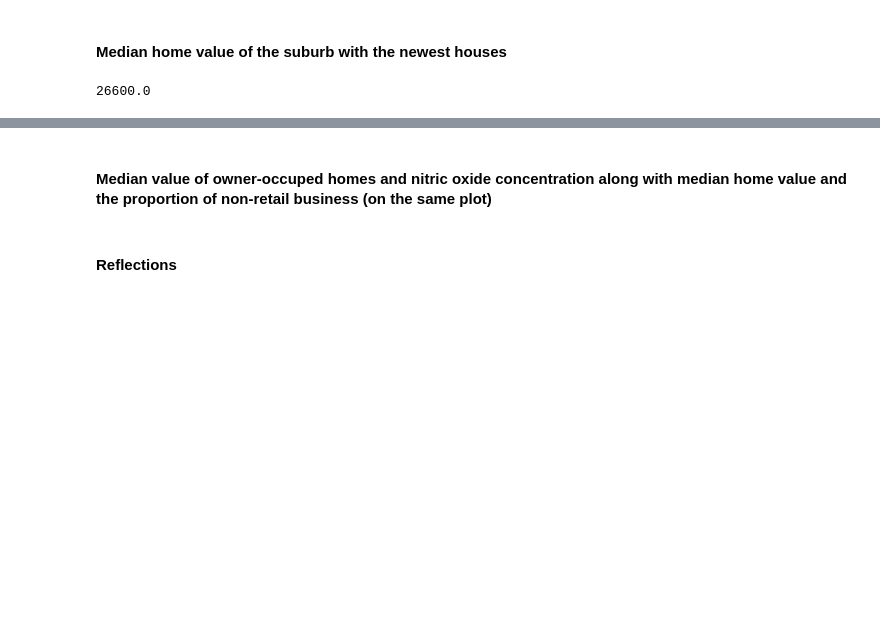
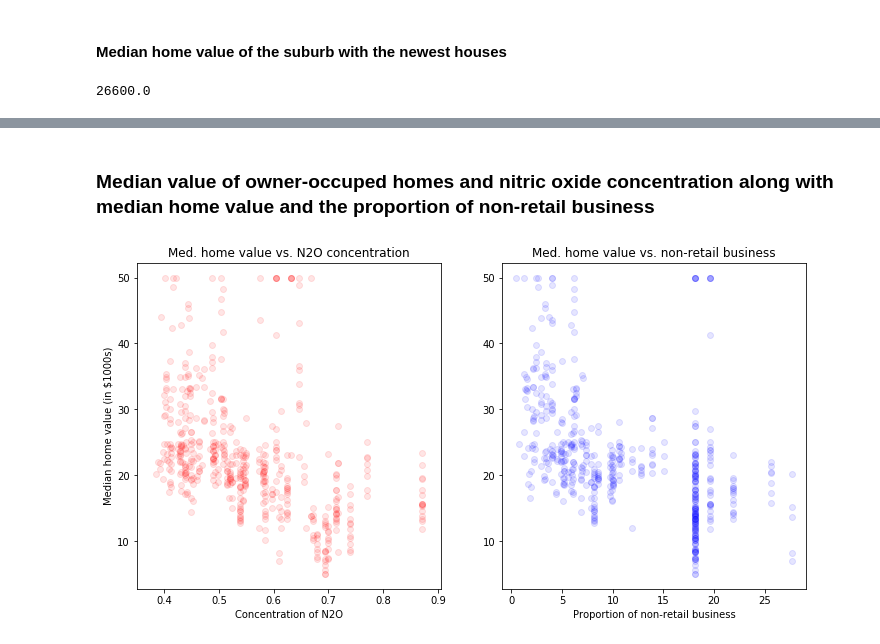
Before and after one commit to morganelle/machine-learning, a Jupyter notebook: Analyze_a_Data_Set.ipynb, the cells around one changed output, grey strips where cells are left out. Cells and saved outputs as stored; diff of their text form; code cells hidden in the pictures; blank space fills up the shorter version.

```diff
--- a/Analyze_a_Data_Set.ipynb
+++ b/Analyze_a_Data_Set.ipynb
@@ -82,4 +90,23 @@ plt.show()
 # %% [markdown]
-#### Median value of owner-occuped homes and nitric oxide concentration along with median home value and the proportion of non-retail business (on the same plot)
+### Median value of owner-occuped homes and nitric oxide concentration along with median home value and the proportion of non-retail business
-# %% [markdown]
-#### Reflections
+# %%
+x1 = boston_data.nox
+x2 = boston_data.indus
+
+y = boston_data.medv
+
+plt.figure(figsize=(12, 6))
+plt.subplot(1, 2, 1)
+plt.scatter(x1, y, c='red', alpha=0.1)
+plt.title('Med. home value vs. N2O concentration')
+plt.ylabel('Median home value (in $1000s)')
+plt.xlabel('Concentration of N2O')
+
+plt.subplot(1, 2, 2)
+plt.scatter(x2, y, c='blue', alpha=0.1)
+plt.title('Med. home value vs. non-retail business')
+plt.xlabel('Proportion of non-retail business')
+
+plt.show()
+# %% [output]
+[figure, added]
```
Also changed, not shown: parts of 7 cells of this notebook.
